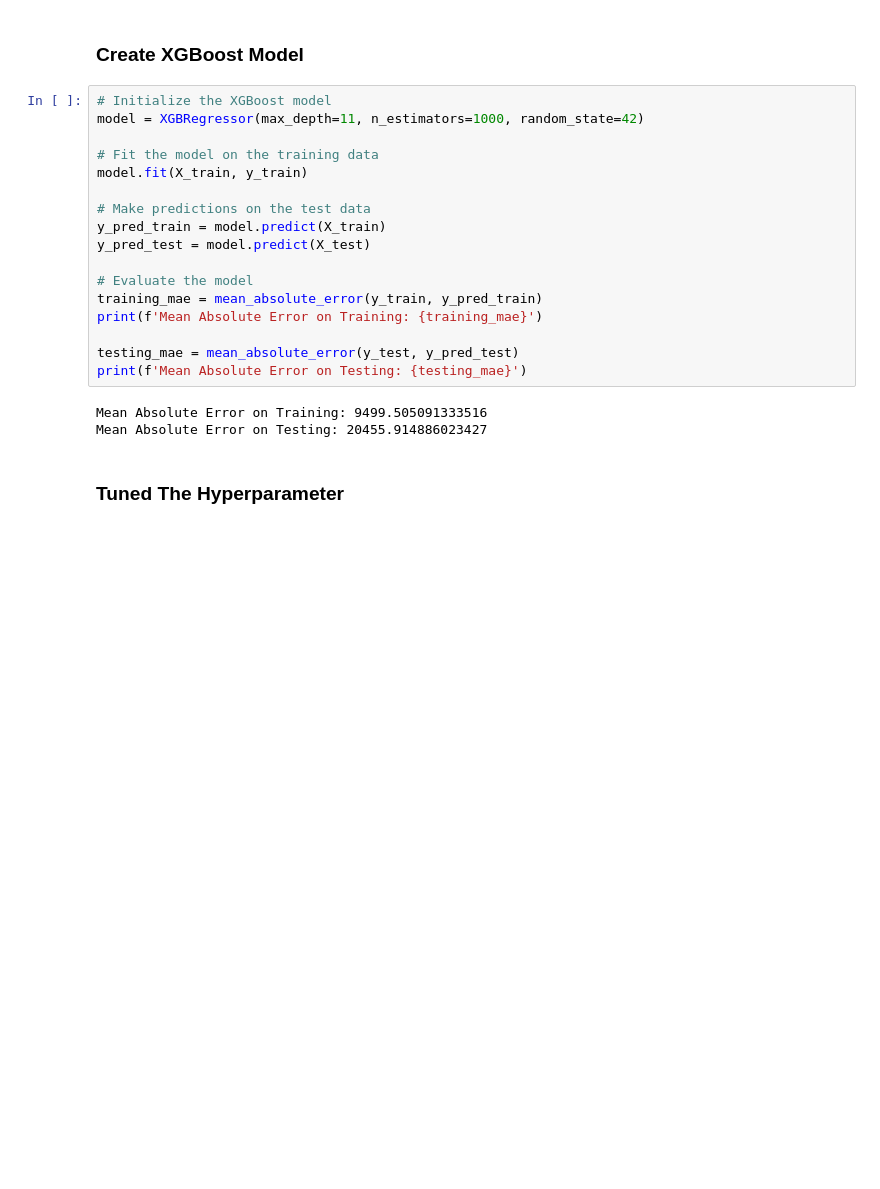
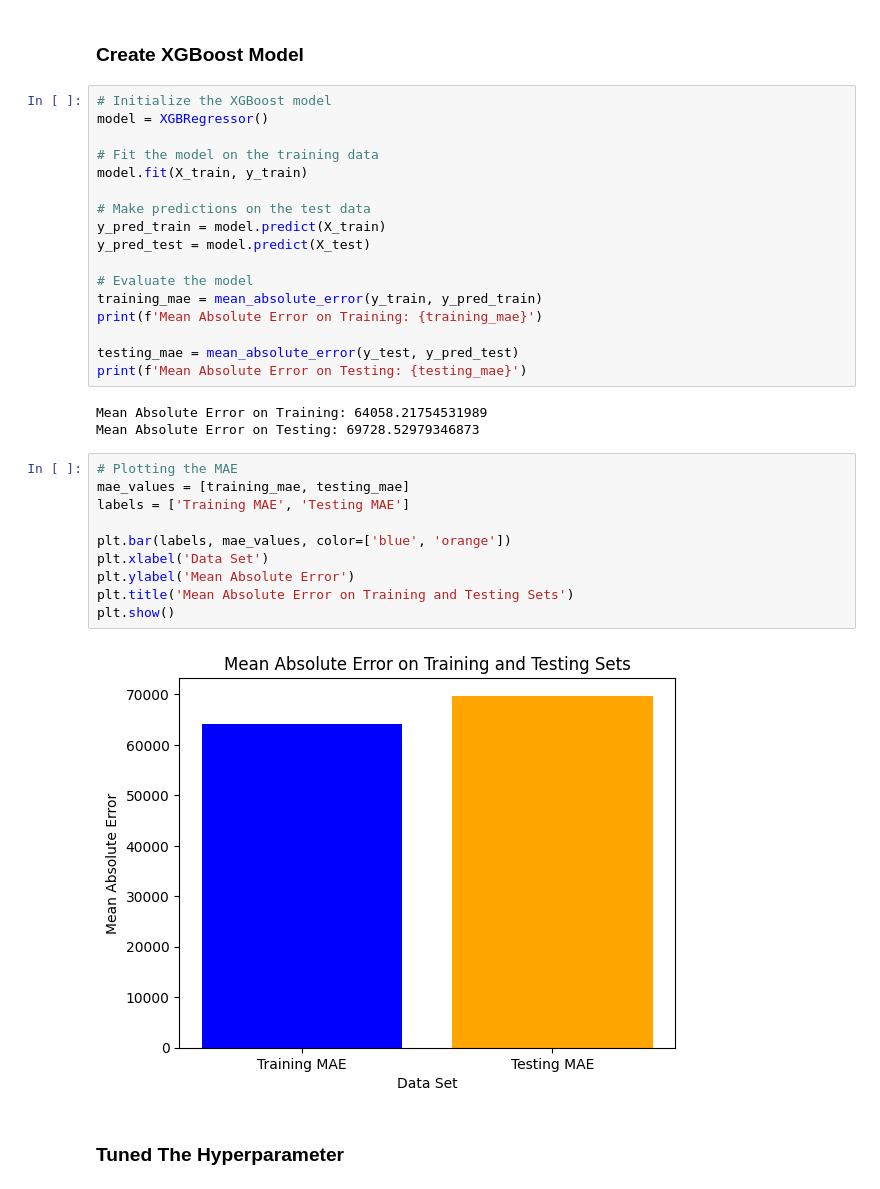
Before and after one commit to naufalsutrisna/Room-Pricing-Bukit-Vista, a Jupyter notebook: machine learning/xgboost_model.ipynb, the cells around one changed output. Cells and saved outputs as stored; diff of their text form; blank space fills up the shorter version.

Commit message:
Add Visualization on Training and Testing

```diff
--- a/machine learning/xgboost_model.ipynb
+++ b/machine learning/xgboost_model.ipynb
@@ -41,7 +40,7 @@ X_train, X_test, y_train, y_test = train_test_split(X, y, test_size=0.2, random_
 ### Create XGBoost Model
 # %%
 # Initialize the XGBoost model
-model = XGBRegressor(max_depth=11, n_estimators=1000, random_state=42)
+model = XGBRegressor()
 
 # Fit the model on the training data
 model.fit(X_train, y_train)
@@ -57,8 +56,20 @@ print(f'Mean Absolute Error on Training: {training_mae}')
 testing_mae = mean_absolute_error(y_test, y_pred_test)
 print(f'Mean Absolute Error on Testing: {testing_mae}')
 # %% [output]
-Mean Absolute Error on Training: 9499.505091333516
-Mean Absolute Error on Testing: 20455.914886023427
+Mean Absolute Error on Training: 64058.21754531989
+Mean Absolute Error on Testing: 69728.52979346873
+# %%
+# Plotting the MAE
+mae_values = [training_mae, testing_mae]
+labels = ['Training MAE', 'Testing MAE']
+
+plt.bar(labels, mae_values, color=['blue', 'orange'])
+plt.xlabel('Data Set')
+plt.ylabel('Mean Absolute Error')
+plt.title('Mean Absolute Error on Training and Testing Sets')
+plt.show()
+# %% [output]
+[figure, added]
 # %% [markdown]
 ### Tuned The Hyperparameter
 # %%
```
Also changed, not shown: parts of 11 cells of this notebook.
